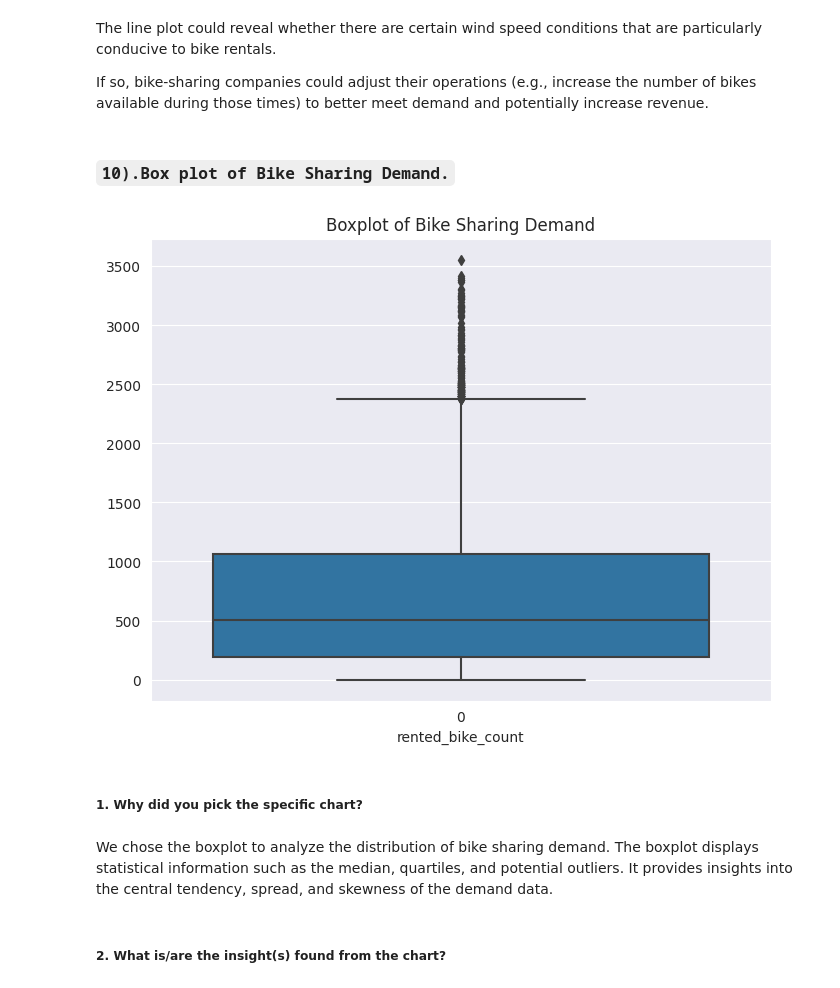
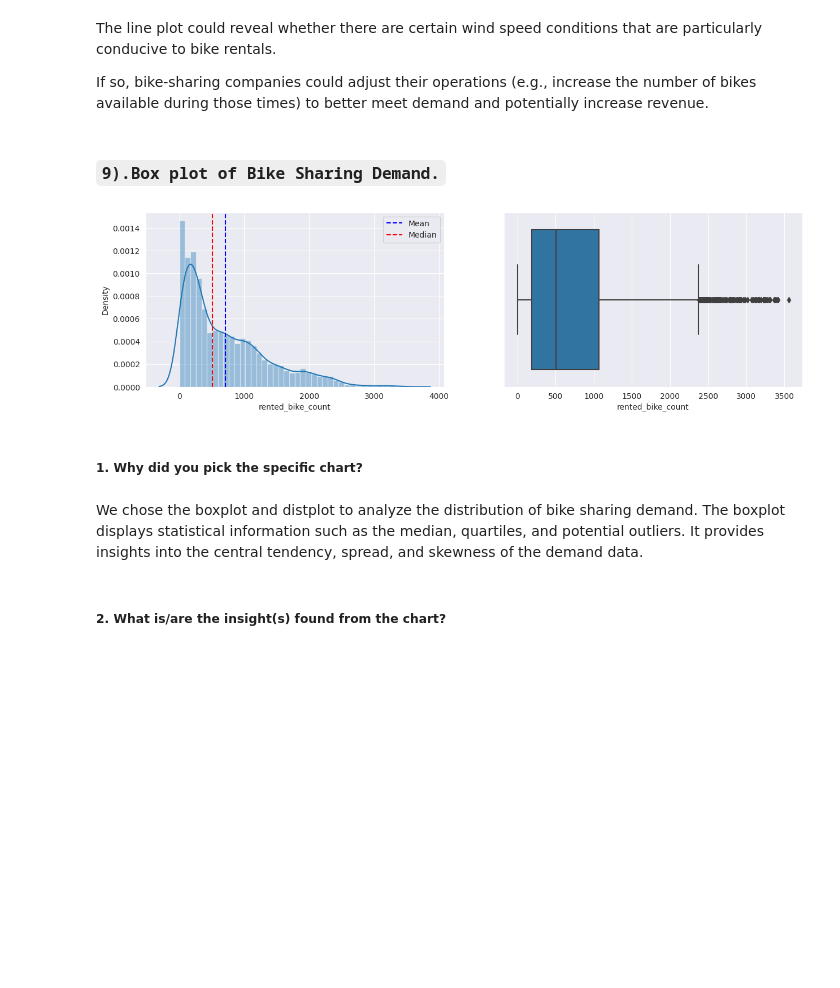
Before and after one commit to Vijaysiraw/ML_Regression_Bike_Sharing_Demand_Prediction, a Jupyter notebook: ML_Regression_Bike_Sharing_Demand_Prediction.ipynb, the cells around one changed output. Drawn from its saved outputs; the diff is of its cells as text; code cells hidden in the pictures; blank space fills up the shorter version.

Commit message:
Data vizualization part 3

```diff
--- a/ML_Regression_Bike_Sharing_Demand_Prediction.ipynb
+++ b/ML_Regression_Bike_Sharing_Demand_Prediction.ipynb
@@ -663,20 +625,23 @@ The line plot could reveal whether there are certain wind speed conditions that
 
 If so, bike-sharing companies could adjust their operations (e.g., increase the number of bikes available during those times) to better meet demand and potentially increase revenue.
 # %% [markdown]
-### **`10).Box plot of Bike Sharing Demand.`**
+### **`9).Box plot of Bike Sharing Demand.`**
-# %%
-#visualization code
-plt.figure(figsize=(8, 6))
-sns.boxplot(sb['rented_bike_count'])
-plt.xlabel('rented_bike_count')
-plt.title('Boxplot of Bike Sharing Demand')
-plt.show()
-# %% [output]
-[figure, removed]
+# %%
+#visualization code
+fig,axs=plt.subplots(1,2,figsize=(15,4))
+sns.distplot(sb['rented_bike_count'],ax=axs[0])
+axs[0].axvline(sb['rented_bike_count'].mean(),color='blue',linestyle='--',label='Mean')
+axs[0].axvline(sb['rented_bike_count'].median(),color='red',linestyle='--',label='Median')
+axs[0].legend()
+sns.boxplot(x=sb['rented_bike_count'],ax=axs[1])
+plt.xlabel('rented_bike_count')
+plt.show()
+# %% [output]
+[figure, added]
 # %% [markdown]
 ##### 1. Why did you pick the specific chart?
 # %% [markdown]
-We chose the boxplot to analyze the distribution of bike sharing demand. The boxplot displays statistical information such as the median, quartiles, and potential outliers. It provides insights into the central tendency, spread, and skewness of the demand data.
+We chose the boxplot and distplot to analyze the distribution of bike sharing demand. The boxplot displays statistical information such as the median, quartiles, and potential outliers. It provides insights into the central tendency, spread, and skewness of the demand data.
 # %% [markdown]
 ##### 2. What is/are the insight(s) found from the chart?
 # %% [markdown]
```
Also changed, not shown: parts of 22 cells of this notebook.
